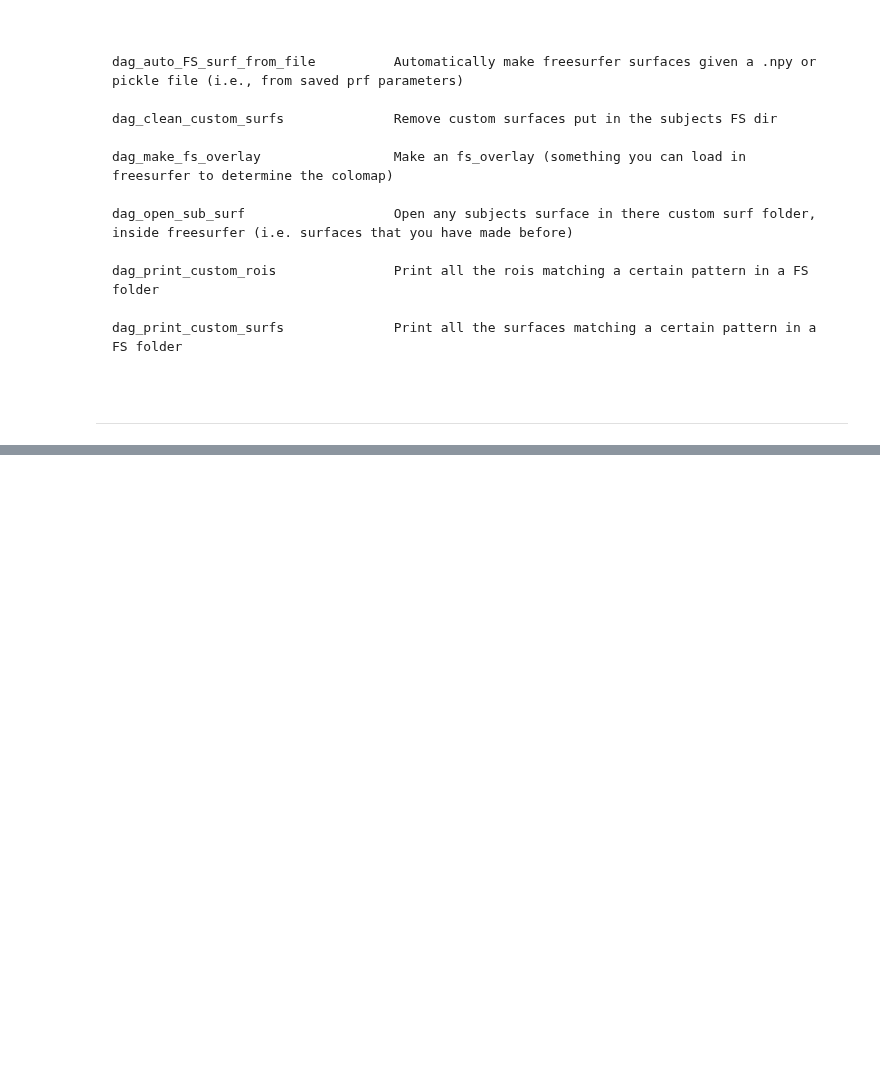
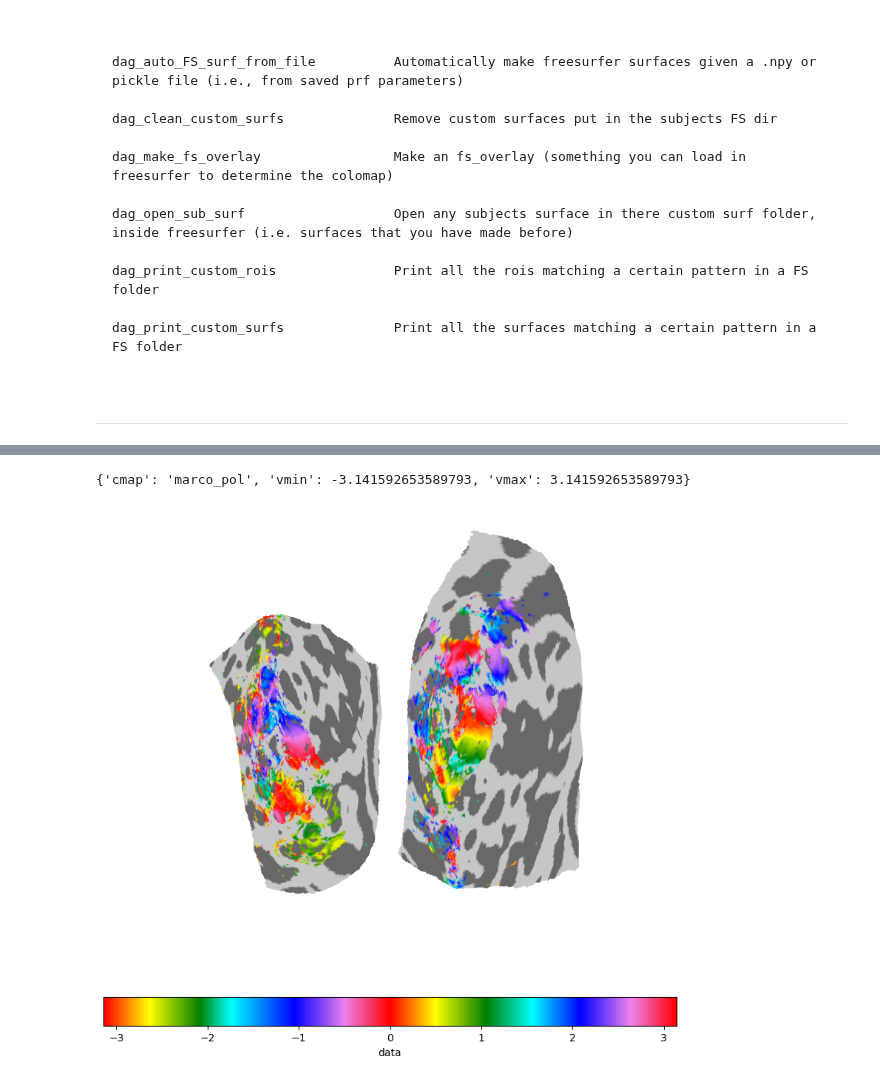
Before and after one commit to mdaghlian/dpu_mini, a Jupyter notebook: notebooks/suface_examples.ipynb, the cells around one changed output, grey strips where cells are left out. Saved outputs shown, nothing was run; the diff lists cells and outputs as text; code cells hidden in the pictures; blank space fills up the shorter version.

```diff
--- a/notebooks/suface_examples.ipynb
+++ b/notebooks/suface_examples.ipynb
@@ -29,13 +15,12 @@ import os
 # FOR MY OWN TESTING OF THIS EXAMPLE FOLDER
 fs_dir = '/data1/projects/dumoulinlab/Lab_members/Marcus/projects/pilot1/derivatives/freesurfer'
 from pfa_scripts.load_saved_info import *
-from dag_prf_utils.prfpy_functions import Prf1T1M
-prfs = Prf1T1M(
-    load_data_prf('sub-02', 'AS0', 'gauss')['AS0']['gauss'],
-    model='gauss',)
-polar_angle_data = prfs.pd_params['pol'].to_numpy()
-eccentricity_data = prfs.pd_params['ecc'].to_numpy()
-data_mask = prfs.return_vx_mask(th={'min-rsq':.1, 'max-ecc':5})
-data_rsq = prfs.pd_params['rsq'].to_numpy()
-data_alpha = data_rsq.copy()
+from dpu_mini.stats import dag_coord_convert
+prfs = load_data_prf('sub-02', 'AS0', 'gauss')['AS0']['gauss']
+ecc, pol = dag_coord_convert(prfs[:,0], prfs[:,1], 'cart2pol')
+
+polar_angle_data = pol
+eccentricity_data = ecc
+data_mask = prfs[:,-1] > 0.1
+data_alpha = prfs[:,-1]
 sub='sub-02'
@@ -434,0 +171,8 @@ You can then do a number of cool things:
+# %%
+from dpu_mini.mesh_maker import *
+
+gm = GenMeshMaker(
+    sub = sub,
+    fs_dir = fs_dir,
+    output_dir = 'z_pyctx',
+    )
@@ -434,0 +208,5 @@ You can then do a number of cool things:
+# %%
+gm.flat_mpl(data=eccentricity_data, data_mask=data_mask, cmap='marco_pol', vmin=-np.pi, vmax=np.pi, )
+# %% [output]
+{'cmap': 'marco_pol', 'vmin': -3.141592653589793, 'vmax': 3.141592653589793}
+[figure, added]
```
Also changed, not shown: parts of 34 cells of this notebook, 13 other files.
